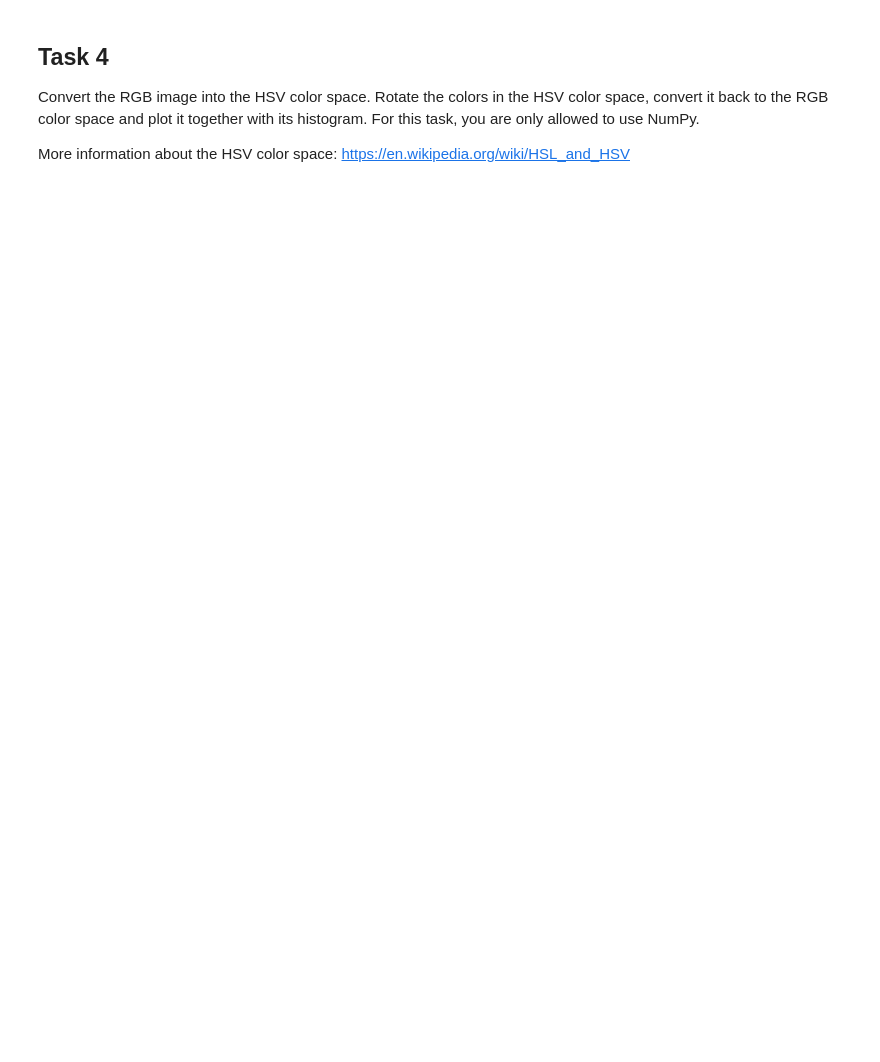
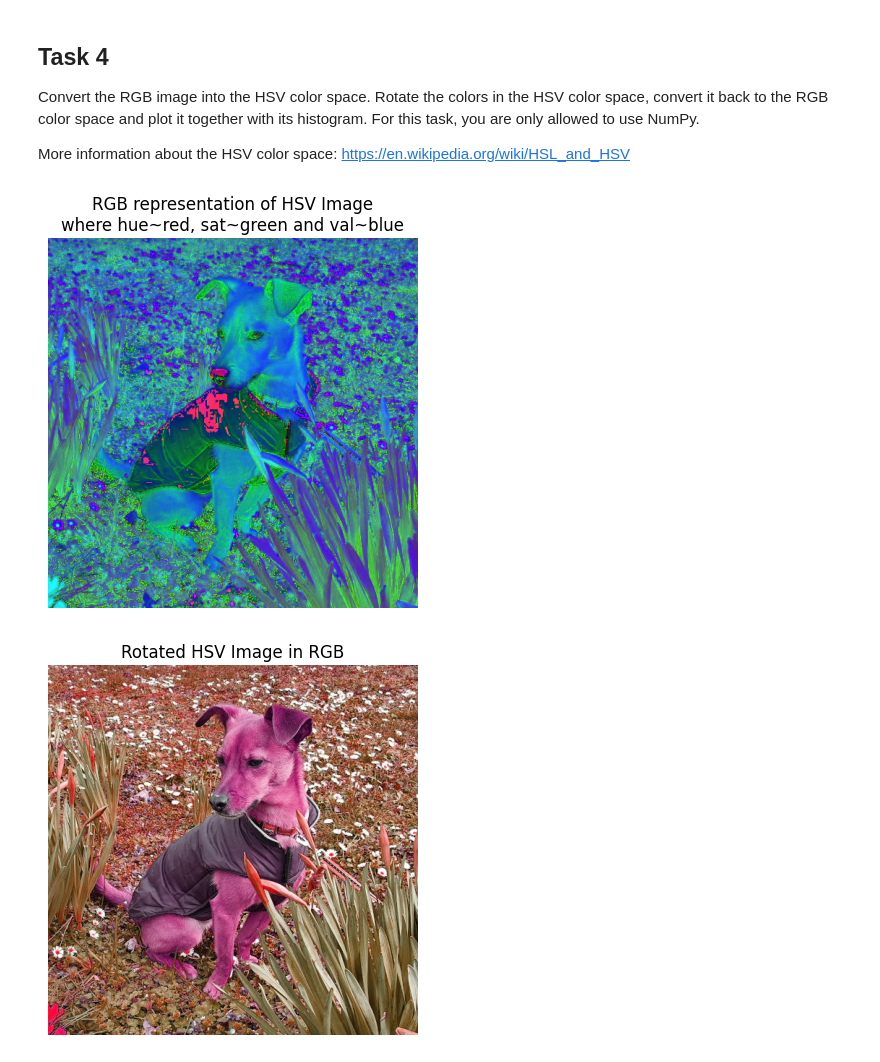
Before and after one commit to TheAndrone/3dcv-students, a Jupyter notebook: 1.0-tl-scientific-python.ipynb, the cells around one changed output. Saved outputs shown, nothing was run; the diff lists cells and outputs as text; code cells hidden in the pictures; blank space fills up the shorter version.

```diff
--- a/1.0-tl-scientific-python.ipynb
+++ b/1.0-tl-scientific-python.ipynb
@@ -165,23 +206,3 @@ plot_color_histogram(image)
 Convert the RGB image into the HSV color space. Rotate the colors in the HSV color space, convert it back to the RGB color space and plot it together with its histogram. For this task, you are only allowed to use NumPy.
 
 More information about the HSV color space: https://en.wikipedia.org/wiki/HSL_and_HSV
-# %%
-def rgb2hsv(image):
-    '''
-    Convert the rgb image into hsv color space and return it.
-
-    image -- rgb image
-    '''
-    # TODO: implement function
-
-    return hsv
-
-def hsv2rgb(image):
-    '''
-    Convert the hsv image into rgb color space and return it.
-
-    image -- rgb image
-    '''
-    # TODO: implement function
-
-    return rgb.astype(np.uint8)
@@ -188,14 +309,33 @@ def hsv2rgb(image):
 # %%
 # Change the color space from rgb to hsv and plot it
 image_hsv = rgb2hsv(image)
 
 # TODO: plot image
+plt.imshow(image_hsv.astype(np.uint8))
+plt.title('RGB representation of HSV Image\nwhere hue~red, sat~green and val~blue')
+plt.axis('off')
+plt.show()
 
 
 # TODO: Rotate the colors in hsv color space
+image_hsv_rotated = image_hsv.copy()
+# Rotate the HSV channels by -60 degrees
+deg_shift = 300
+hue_shift = int(round(deg_shift * 255 / 360))
+image_hsv_rotated[:, :, 0] = (image_hsv[:, :, 0] + hue_shift) % 256
+
 
 
 # TODO: Now, convert it back from HSV to RGB and plot it
+image_rgb_rotated = hsv2rgb(image_hsv_rotated)
+plt.imshow(image_rgb_rotated)
+plt.title('Rotated HSV Image in RGB')
+plt.axis('off')
+plt.show()
 
 
 # TODO: Plot the color histogram of the inverted rgb image
+plot_color_histogram(image_rgb_rotated)
+# %% [output]
+[figure, added]
+[figure, added]
```
Also changed, not shown: parts of 5 cells of this notebook, 1 other file.
